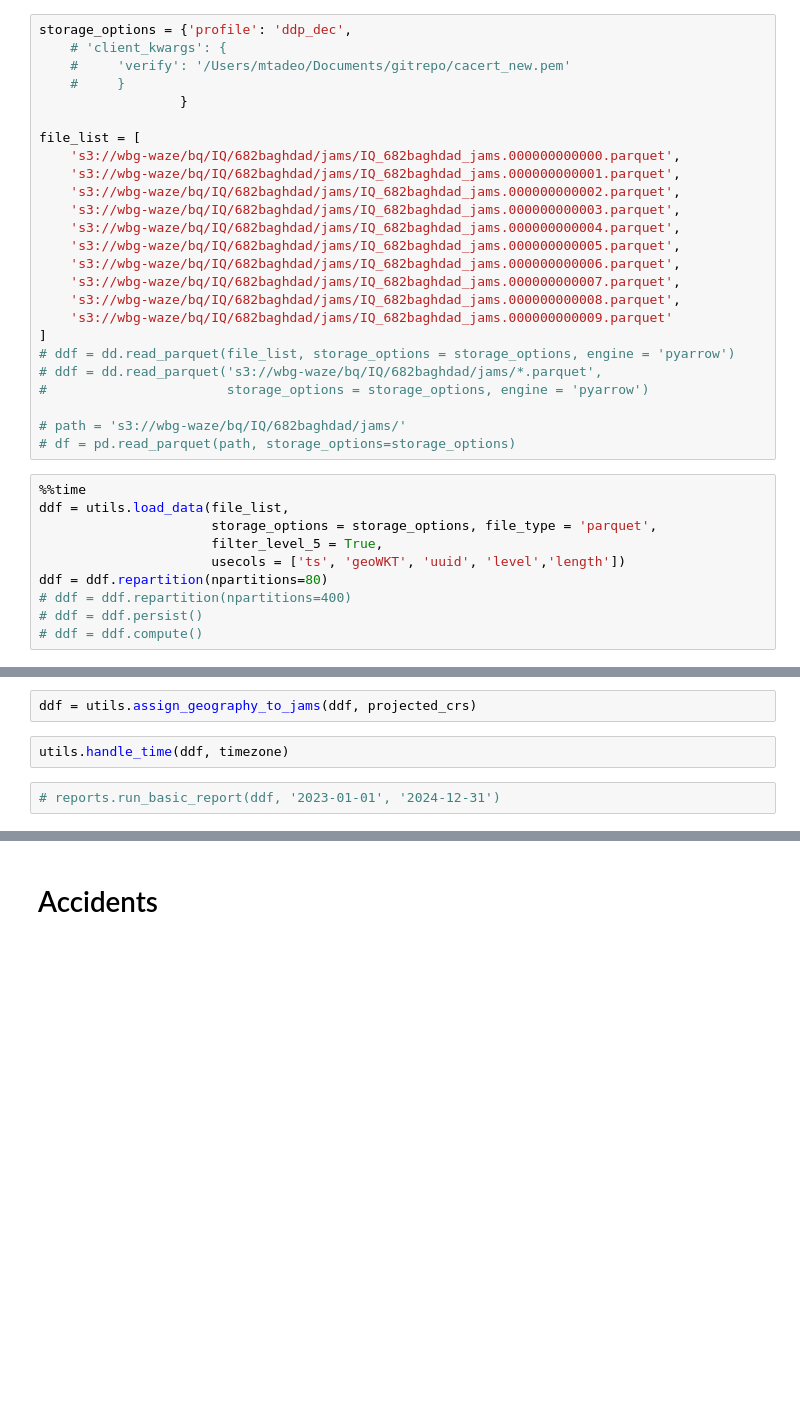
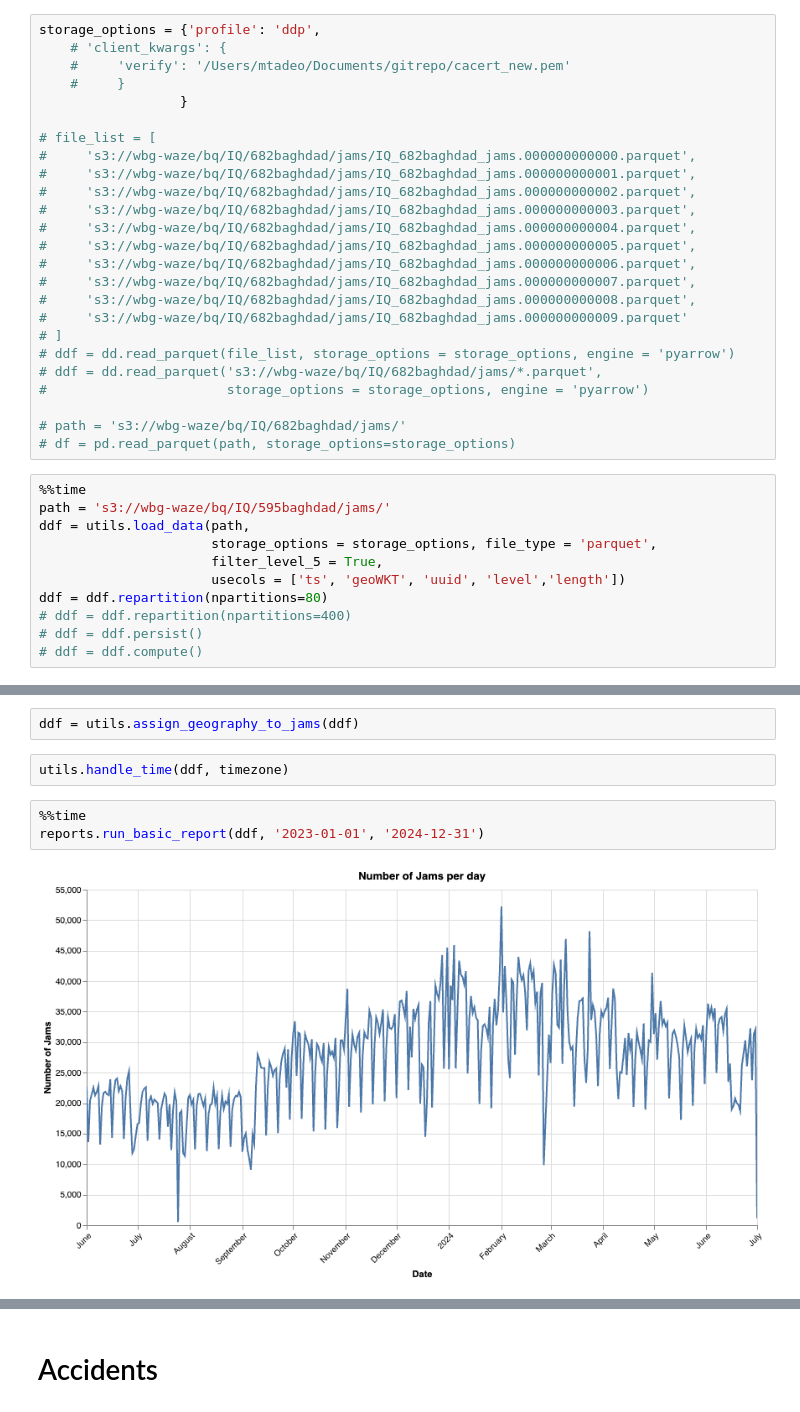
Before and after one commit to worldbank/wazeasy, a Jupyter notebook: notebooks/example_reports.ipynb, the cells around one changed output, grey strips where cells are left out. Drawn from its saved outputs; the diff is of its cells as text; blank space fills up the shorter version.

```diff
--- a/notebooks/example_reports.ipynb
+++ b/notebooks/example_reports.ipynb
@@ -32,24 +32,24 @@ import re
 with open("config.yaml", "r") as f:
     config = yaml.safe_load(f)
 # %%
-storage_options = {'profile': 'ddp_dec',
+storage_options = {'profile': 'ddp',
     # 'client_kwargs': {
     #     'verify': '/Users/mtadeo/Documents/gitrepo/cacert_new.pem'
     #     }
                   }
 
-file_list = [
-    's3://wbg-waze/bq/IQ/682baghdad/jams/IQ_682baghdad_jams.000000000000.parquet',
-    's3://wbg-waze/bq/IQ/682baghdad/jams/IQ_682baghdad_jams.000000000001.parquet',
-    's3://wbg-waze/bq/IQ/682baghdad/jams/IQ_682baghdad_jams.000000000002.parquet',
-    's3://wbg-waze/bq/IQ/682baghdad/jams/IQ_682baghdad_jams.000000000003.parquet',
-    's3://wbg-waze/bq/IQ/682baghdad/jams/IQ_682baghdad_jams.000000000004.parquet',
-    's3://wbg-waze/bq/IQ/682baghdad/jams/IQ_682baghdad_jams.000000000005.parquet',
-    's3://wbg-waze/bq/IQ/682baghdad/jams/IQ_682baghdad_jams.000000000006.parquet',
-    's3://wbg-waze/bq/IQ/682baghdad/jams/IQ_682baghdad_jams.000000000007.parquet',
-    's3://wbg-waze/bq/IQ/682baghdad/jams/IQ_682baghdad_jams.000000000008.parquet',
-    's3://wbg-waze/bq/IQ/682baghdad/jams/IQ_682baghdad_jams.000000000009.parquet'
-]
+# file_list = [
+#     's3://wbg-waze/bq/IQ/682baghdad/jams/IQ_682baghdad_jams.000000000000.parquet',
+#     's3://wbg-waze/bq/IQ/682baghdad/jams/IQ_682baghdad_jams.000000000001.parquet',
+#     's3://wbg-waze/bq/IQ/682baghdad/jams/IQ_682baghdad_jams.000000000002.parquet',
+#     's3://wbg-waze/bq/IQ/682baghdad/jams/IQ_682baghdad_jams.000000000003.parquet',
+#     's3://wbg-waze/bq/IQ/682baghdad/jams/IQ_682baghdad_jams.000000000004.parquet',
+#     's3://wbg-waze/bq/IQ/682baghdad/jams/IQ_682baghdad_jams.000000000005.parquet',
+#     's3://wbg-waze/bq/IQ/682baghdad/jams/IQ_682baghdad_jams.000000000006.parquet',
+#     's3://wbg-waze/bq/IQ/682baghdad/jams/IQ_682baghdad_jams.000000000007.parquet',
+#     's3://wbg-waze/bq/IQ/682baghdad/jams/IQ_682baghdad_jams.000000000008.parquet',
+#     's3://wbg-waze/bq/IQ/682baghdad/jams/IQ_682baghdad_jams.000000000009.parquet'
+# ]
 # ddf = dd.read_parquet(file_list, storage_options = storage_options, engine = 'pyarrow')
 # ddf = dd.read_parquet('s3://wbg-waze/bq/IQ/682baghdad/jams/*.parquet',
 #                       storage_options = storage_options, engine = 'pyarrow')
@@ -58,7 +58,8 @@ file_list = [
 # df = pd.read_parquet(path, storage_options=storage_options)
 # %%
 %%time
-ddf = utils.load_data(file_list,
+path = 's3://wbg-waze/bq/IQ/595baghdad/jams/'
+ddf = utils.load_data(path,
                       storage_options = storage_options, file_type = 'parquet',
                       filter_level_5 = True,
                       usecols = ['ts', 'geoWKT', 'uuid', 'level','length'])
@@ -78,6 +77,9 @@ dict_geogs = {geog: gpd.read_file(geog_data['path']) for geog, geog_data in geog
 # %%
-ddf = utils.assign_geography_to_jams(ddf, projected_crs)
+ddf = utils.assign_geography_to_jams(ddf)
 # %%
 utils.handle_time(ddf, timezone)
 # %%
-# reports.run_basic_report(ddf, '2023-01-01', '2024-12-31')
+%%time
+reports.run_basic_report(ddf, '2023-01-01', '2024-12-31')
+# %% [output]
+[figure, added]
```
Also changed, not shown: parts of 8 cells of this notebook, 2 other files.
